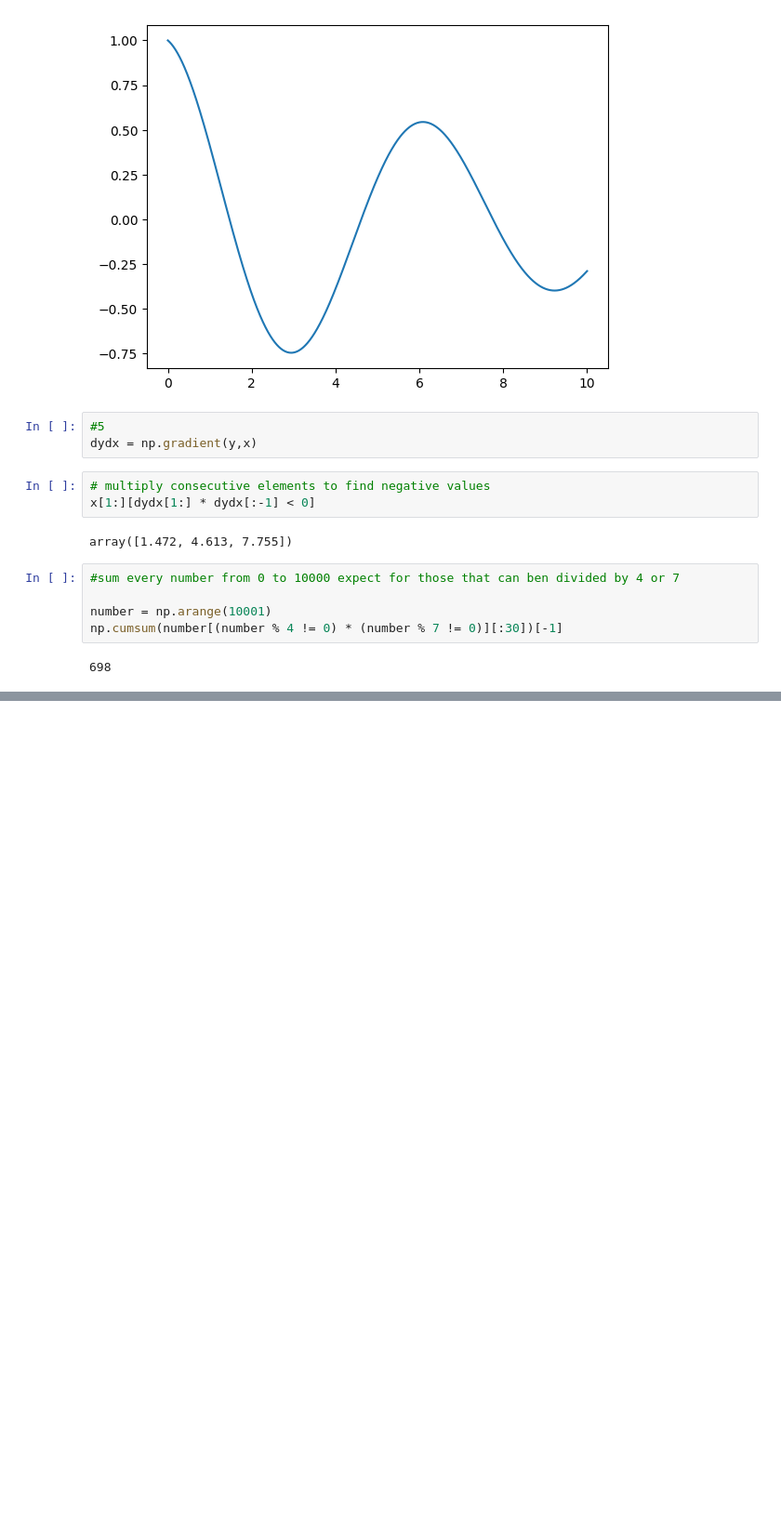
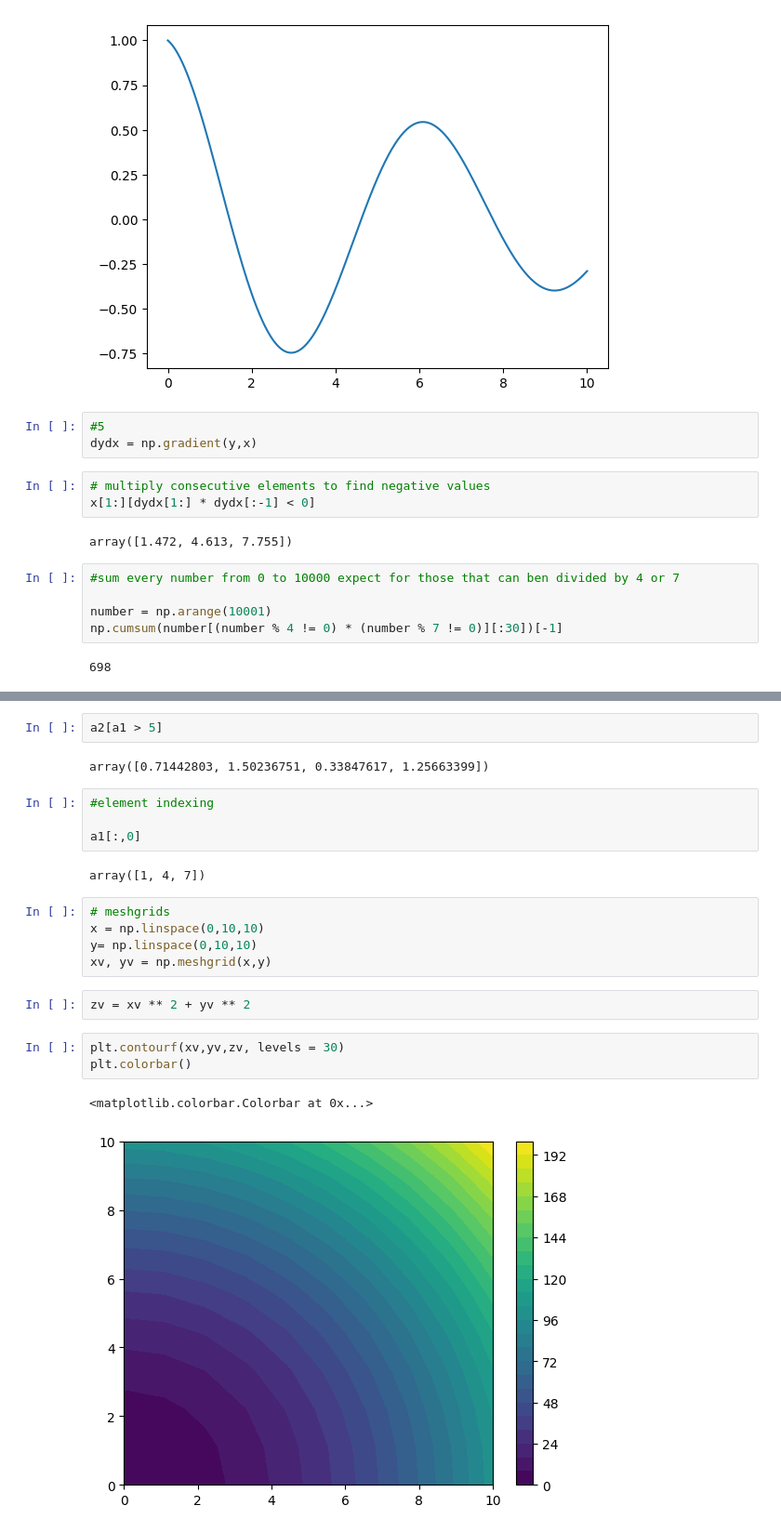
Before and after one commit to bilal1cetin/numpy-for-engineers, a Jupyter notebook: tuto.ipynb, the cells around one changed output, grey strips where cells are left out. Shown: that part at 93% size. Cells and saved outputs as stored; diff of their text form; blank space fills up the shorter version.

```diff
--- a/tuto.ipynb
+++ b/tuto.ipynb
@@ -151,0 +177,23 @@ ibo
+# %%
+a2[a1 > 5]
+# %% [output]
+array([0.71442803, 1.50236751, 0.33847617, 1.25663399])
+# %%
+#element indexing
+
+a1[:,0]
+# %% [output]
+array([1, 4, 7])
+# %%
+# meshgrids
+x = np.linspace(0,10,10)
+y= np.linspace(0,10,10)
+xv, yv = np.meshgrid(x,y)
+# %%
+zv = xv ** 2 + yv ** 2
+# %%
+plt.contourf(xv,yv,zv, levels = 30)
+plt.colorbar()
+# %% [output]
+<matplotlib.colorbar.Colorbar at 0x...>
+[figure, added]
```
Also changed, not shown: parts of 11 cells of this notebook.
